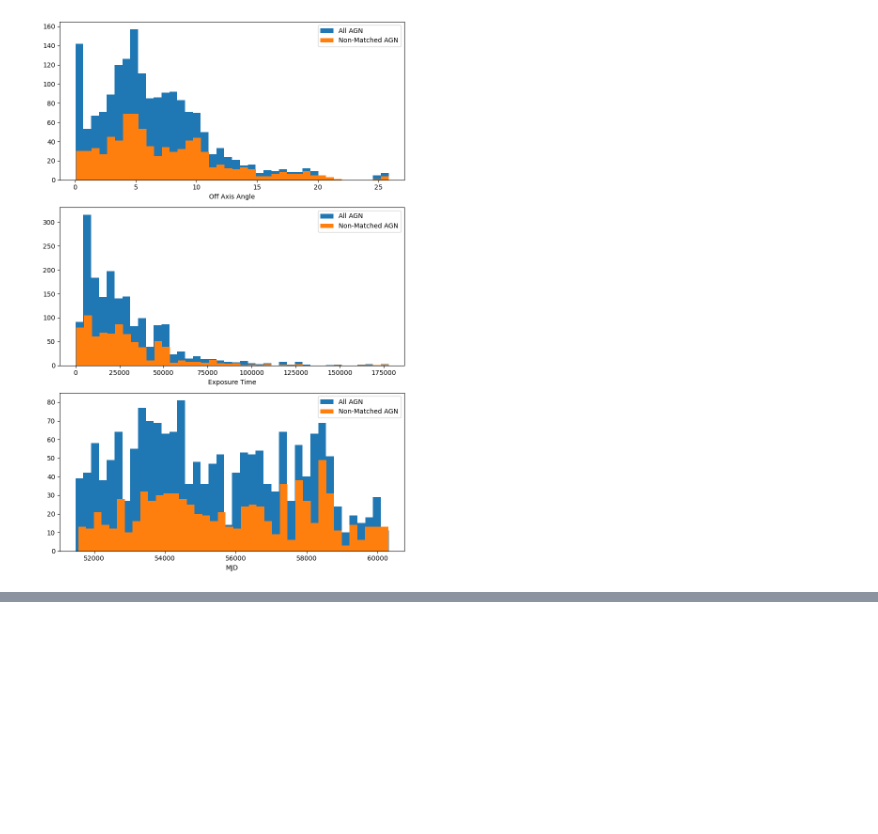
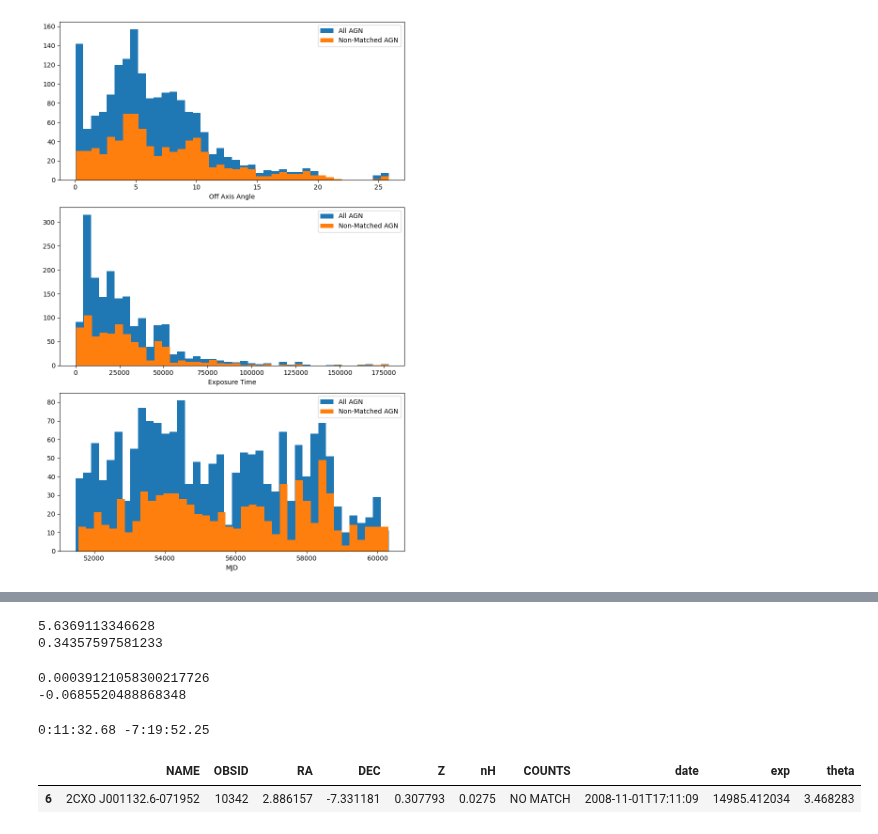
Before and after one commit to kciurleo/AGN, a Jupyter notebook: sherpa_fitting_code/solving_my_own_mysteries.ipynb, the cells around one changed output, grey strips where cells are left out. Cells and saved outputs as stored; diff of their text form; code cells hidden in the pictures; blank space fills up the shorter version.

```diff
--- a/sherpa_fitting_code/solving_my_own_mysteries.ipynb
+++ b/sherpa_fitting_code/solving_my_own_mysteries.ipynb
@@ -234,0 +246,17 @@ plt.show()
+# %%
+
+file = glob.glob(f'/opt/pwdata/katie/csc2.1/2252/primary/*evt2*')[0]
+hdr = fits.getheader(file,ext=1)
+print(hdr['RA_PNT'])
+print(hdr['DEC_PNT'])
+# %% [output]
+5.6369113346628
+0.34357597581233
+# %%
+ra_offset=list(temp_row_dude['RA'])[0]-hdr['RA_PNT']
+print(ra_offset)
+dec_offset=list(temp_row_dude['DEC'])[0]-hdr['DEC_PNT']
+print(dec_offset)
+# %% [output]
+0.00039121058300217726
+-0.0685520488868348
@@ -234,0 +268,11 @@ plt.show()
+# %%
+ra_hms = coord.ra.to_string(unit=u.hourangle, sep=':', precision=2)
+dec_dms = coord.dec.to_string(sep=':', precision=2)
+print(ra_hms, dec_dms)
+# %% [output]
+0:11:32.68 -7:19:52.25
+# %%
+temp_row_dude
+# %% [output]
+|  | NAME | OBSID | RA | DEC | Z | nH | COUNTS | date | exp | theta |
+| 6 | 2CXO J001132.6-071952 | 10342 | 2.886157 | -7.331181 | 0.307793 | 0.0275 | NO MATCH | 2008-11-01T17:11:09 | 14985.412034 | 3.468283 |
```
Also changed, not shown: parts of 4 cells of this notebook.
